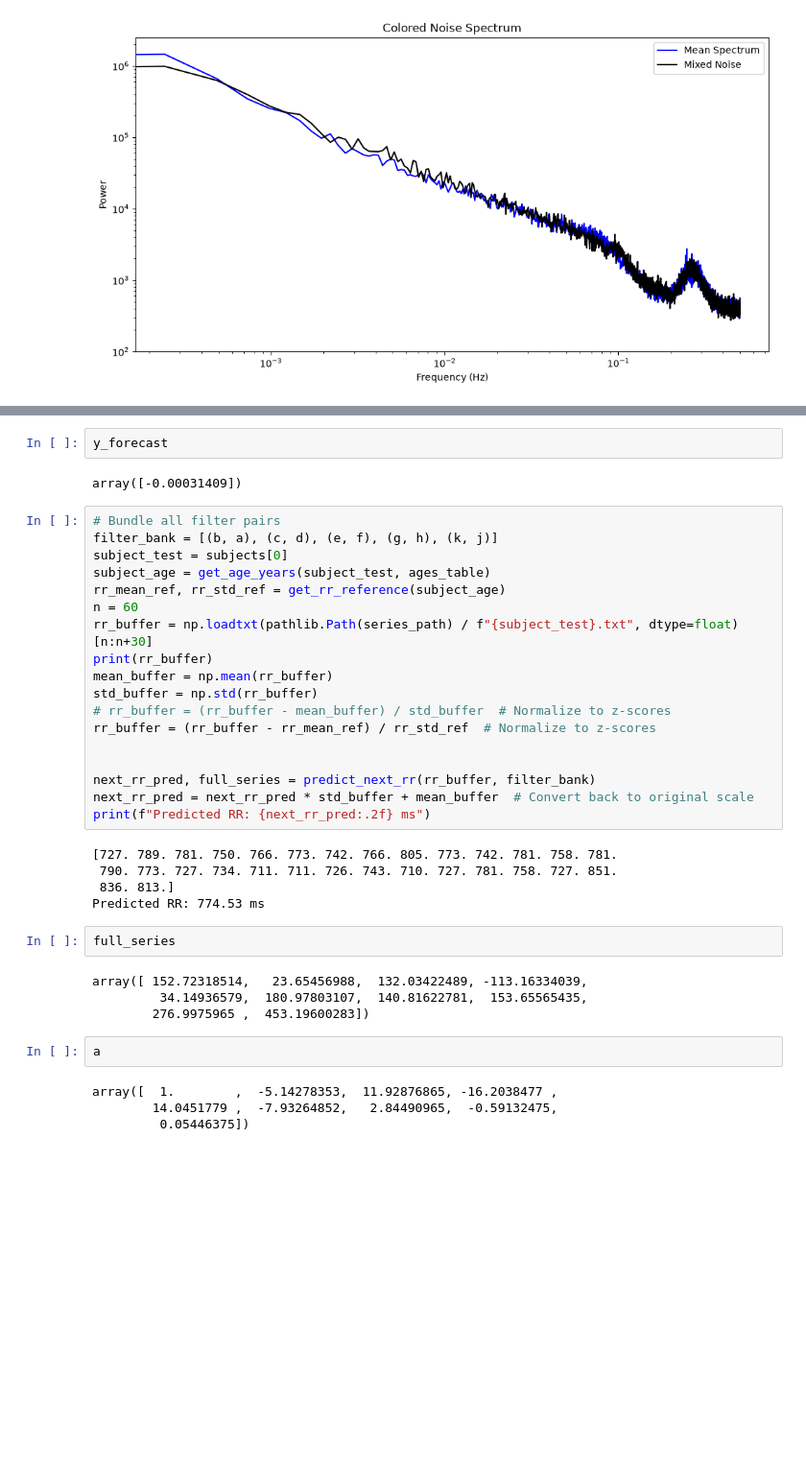
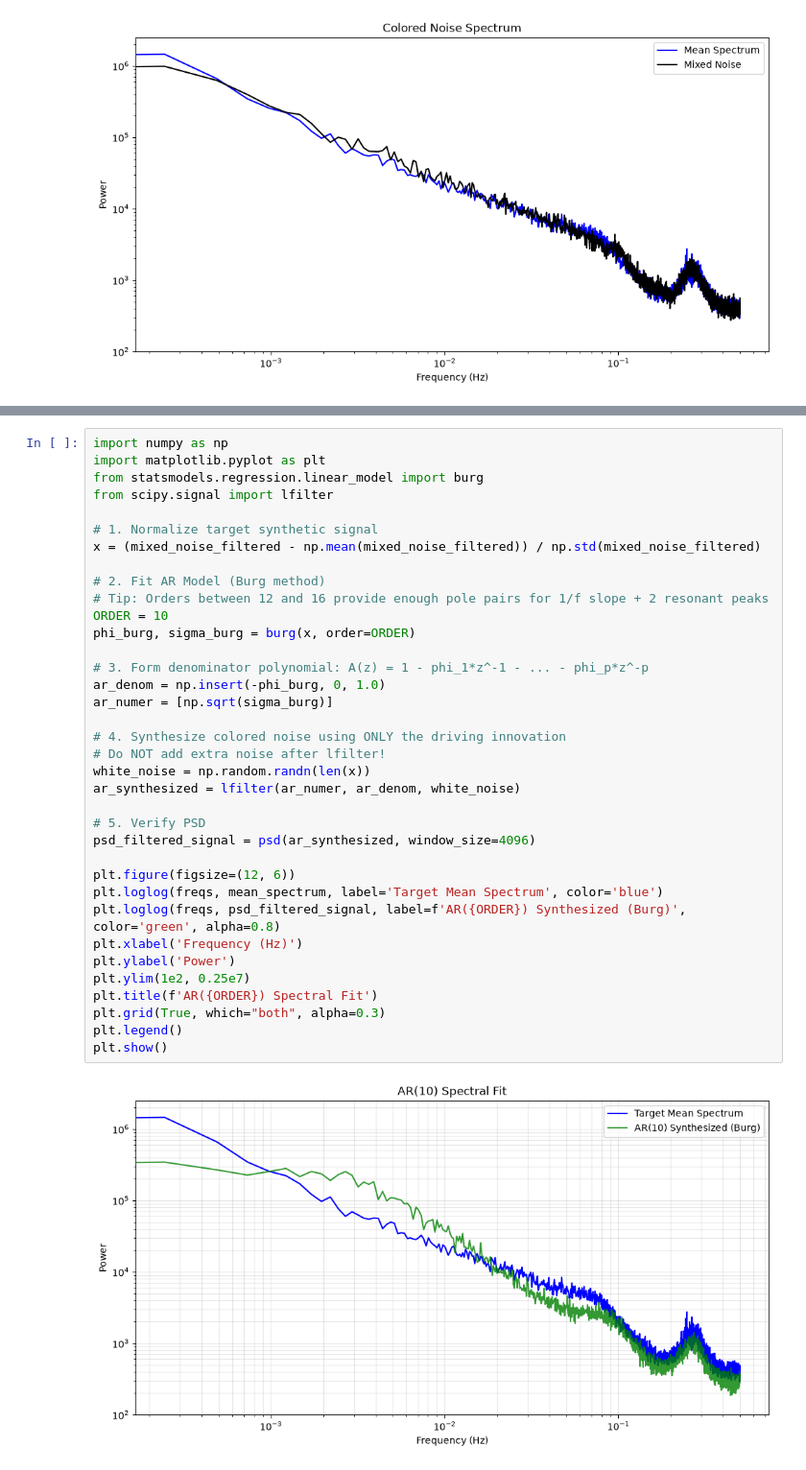
Before and after one commit to djorgeext/On-demand_stimulation_HRV, a Jupyter notebook: filters_noise.ipynb, the cells around one changed output, grey strips where cells are left out. Shown at 96% size. Saved outputs shown, nothing was run; the diff lists cells and outputs as text; blank space fills up the shorter version.

Commit message:
ar model and filter updated

```diff
--- a/filters_noise.ipynb
+++ b/filters_noise.ipynb
@@ -587,39 +246,38 @@ Predicted next RR interval (original scale): [659.38287572 663.9827967  669.1828
-# %%
-y_forecast
-# %% [output]
-array([-0.00031409])
-# %%
-# Bundle all filter pairs
-filter_bank = [(b, a), (c, d), (e, f), (g, h), (k, j)]
-subject_test = subjects[0]
-subject_age = get_age_years(subject_test, ages_table)
-rr_mean_ref, rr_std_ref = get_rr_reference(subject_age)
-n = 60
-rr_buffer = np.loadtxt(pathlib.Path(series_path) / f"{subject_test}.txt", dtype=float)[n:n+30]
-print(rr_buffer)
-mean_buffer = np.mean(rr_buffer)
-std_buffer = np.std(rr_buffer)
-# rr_buffer = (rr_buffer - mean_buffer) / std_buffer  # Normalize to z-scores
-rr_buffer = (rr_buffer - rr_mean_ref) / rr_std_ref  # Normalize to z-scores
-
-
-next_rr_pred, full_series = predict_next_rr(rr_buffer, filter_bank)
-next_rr_pred = next_rr_pred * std_buffer + mean_buffer  # Convert back to original scale
-print(f"Predicted RR: {next_rr_pred:.2f} ms")
-# %% [output]
-[727. 789. 781. 750. 766. 773. 742. 766. 805. 773. 742. 781. 758. 781.
- 790. 773. 727. 734. 711. 711. 726. 743. 710. 727. 781. 758. 727. 851.
- 836. 813.]
-Predicted RR: 774.53 ms
-# %%
-full_series
-# %% [output]
-array([ 152.72318514,   23.65456988,  132.03422489, -113.16334039,
-         34.14936579,  180.97803107,  140.81622781,  153.65565435,
-        276.9975965 ,  453.19600283])
-# %%
-a
-# %% [output]
-array([  1.        ,  -5.14278353,  11.92876865, -16.2038477 ,
-        14.0451779 ,  -7.93264852,   2.84490965,  -0.59132475,
-         0.05446375])
+# %%
+import numpy as np
+import matplotlib.pyplot as plt
+from statsmodels.regression.linear_model import burg
+from scipy.signal import lfilter
+
+# 1. Normalize target synthetic signal
+x = (mixed_noise_filtered - np.mean(mixed_noise_filtered)) / np.std(mixed_noise_filtered)
+
+# 2. Fit AR Model (Burg method)
+# Tip: Orders between 12 and 16 provide enough pole pairs for 1/f slope + 2 resonant peaks
+ORDER = 10
+phi_burg, sigma_burg = burg(x, order=ORDER)
+
+# 3. Form denominator polynomial: A(z) = 1 - phi_1*z^-1 - ... - phi_p*z^-p
+ar_denom = np.insert(-phi_burg, 0, 1.0)
+ar_numer = [np.sqrt(sigma_burg)]
+
+# 4. Synthesize colored noise using ONLY the driving innovation
+# Do NOT add extra noise after lfilter!
+white_noise = np.random.randn(len(x))
+ar_synthesized = lfilter(ar_numer, ar_denom, white_noise)
+
+# 5. Verify PSD
+psd_filtered_signal = psd(ar_synthesized, window_size=4096)
+
+plt.figure(figsize=(12, 6))
+plt.loglog(freqs, mean_spectrum, label='Target Mean Spectrum', color='blue')
+plt.loglog(freqs, psd_filtered_signal, label=f'AR({ORDER}) Synthesized (Burg)', color='green', alpha=0.8)
+plt.xlabel('Frequency (Hz)')
+plt.ylabel('Power')
+plt.ylim(1e2, 0.25e7)
+plt.title(f'AR({ORDER}) Spectral Fit')
+plt.grid(True, which="both", alpha=0.3)
+plt.legend()
+plt.show()
+# %% [output]
+[figure, added]
```
Also changed, not shown: parts of 11 cells of this notebook.
